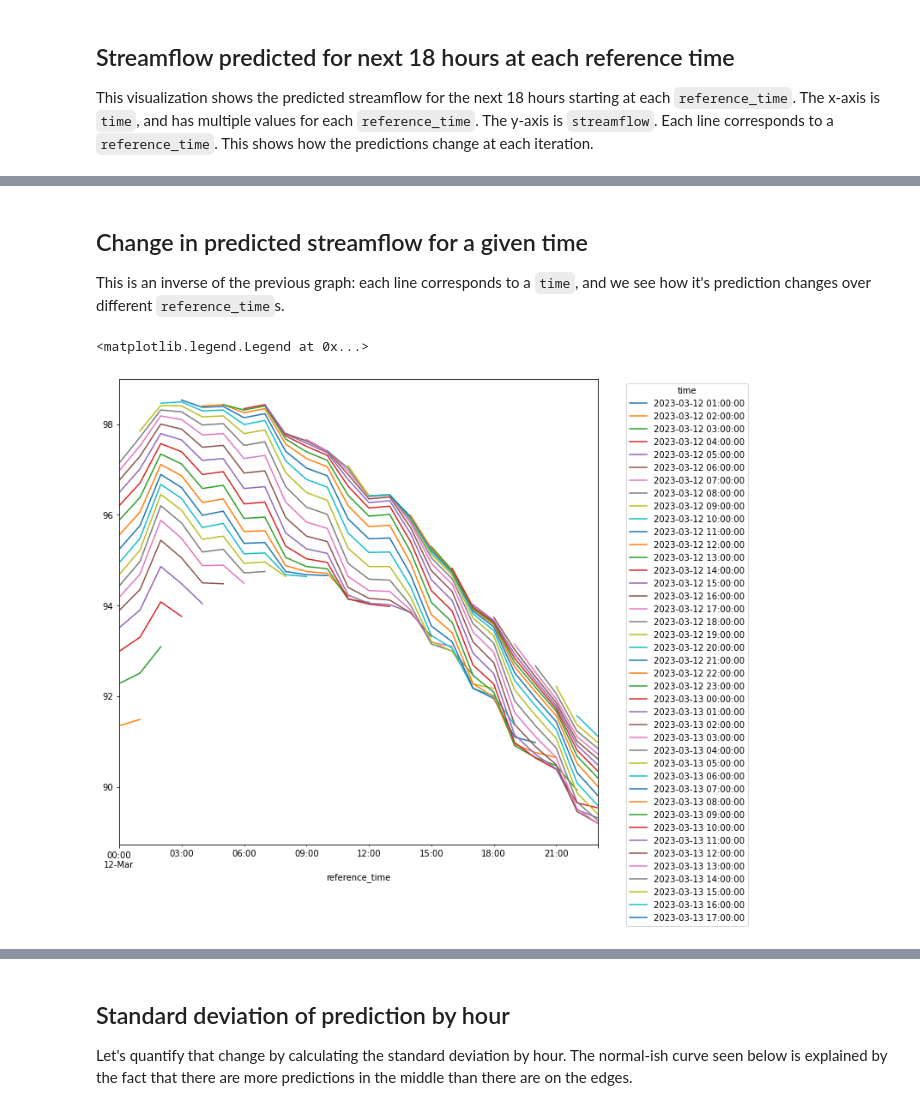
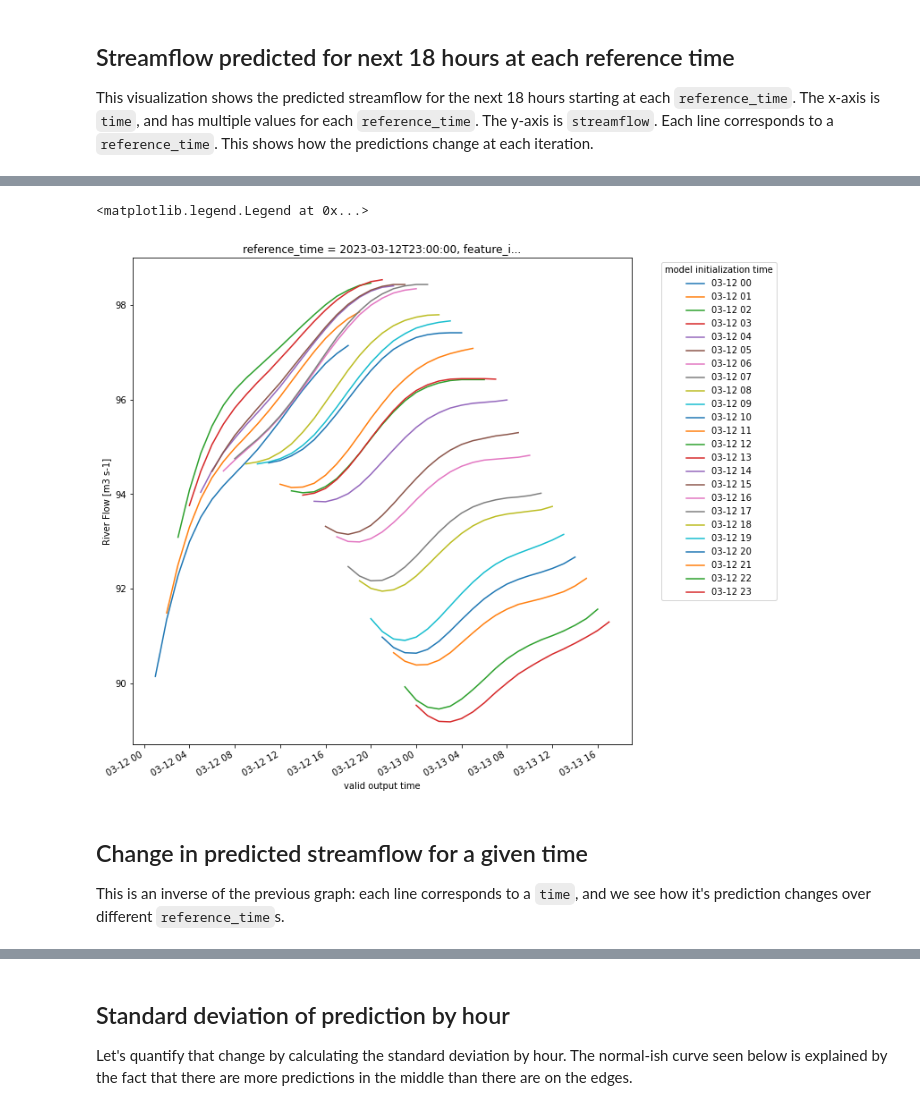
Before and after one commit to azavea/noaa-hydro-data, a Jupyter notebook: src/nwm-predictions/5_evaluating_nwm_streamflow_predictions_kerchunk.ipynb, the cells around one changed output, grey strips where cells are left out. Saved outputs shown, nothing was run; the diff lists cells and outputs as text; code cells hidden in the pictures.

```diff
--- a/src/nwm-predictions/5_evaluating_nwm_streamflow_predictions_kerchunk.ipynb
+++ b/src/nwm-predictions/5_evaluating_nwm_streamflow_predictions_kerchunk.ipynb
@@ -210,14 +222,17 @@ ax.legend(bbox_to_anchor=(1.05, 1.0), loc='upper left', labels=reference_times,
+# %%
+fig, ax = plt.subplots(figsize=(10, 10))
+
+predictions = list(feature_da.groupby('reference_time'))
+reference_times = []
+for prediction in predictions:
+    reference_times.append(prediction[0].astype('datetime64[us]').astype(datetime).strftime('%m-%d %H'))
+    prediction[1].plot(ax=ax)
+
+ax.legend(bbox_to_anchor=(1.05, 1.0), loc='upper left', labels=reference_times, title='model initialization time')
+# %% [output]
+<matplotlib.legend.Legend at 0x...>
+[figure, added]
 # %% [markdown]
 ## Change in predicted streamflow for a given time
 
 This is an inverse of the previous graph: each line corresponds to a `time`, and we see how it's prediction changes over different `reference_time`s.
-# %%
-times = list(sub_df.index.get_level_values(1).unique())
-ax = sub_df[sub_df.index.isin([times[0]], level=1)].reset_index().drop(columns=['time']).set_index(keys=['reference_time']).plot(figsize=(10, 10))
-for t in times[1:]:
-    sub_df[sub_df.index.isin([t], level=1)].reset_index().drop(columns=['time']).set_index(keys=['reference_time']).plot(ax=ax)
-
-ax.legend(bbox_to_anchor=(1.05, 1.0), loc='upper left', labels=times, title='time')
-# %% [output]
-<matplotlib.legend.Legend at 0x...>
-[figure, removed]
```
Also changed, not shown: parts of 15 cells of this notebook, 5 other files.
